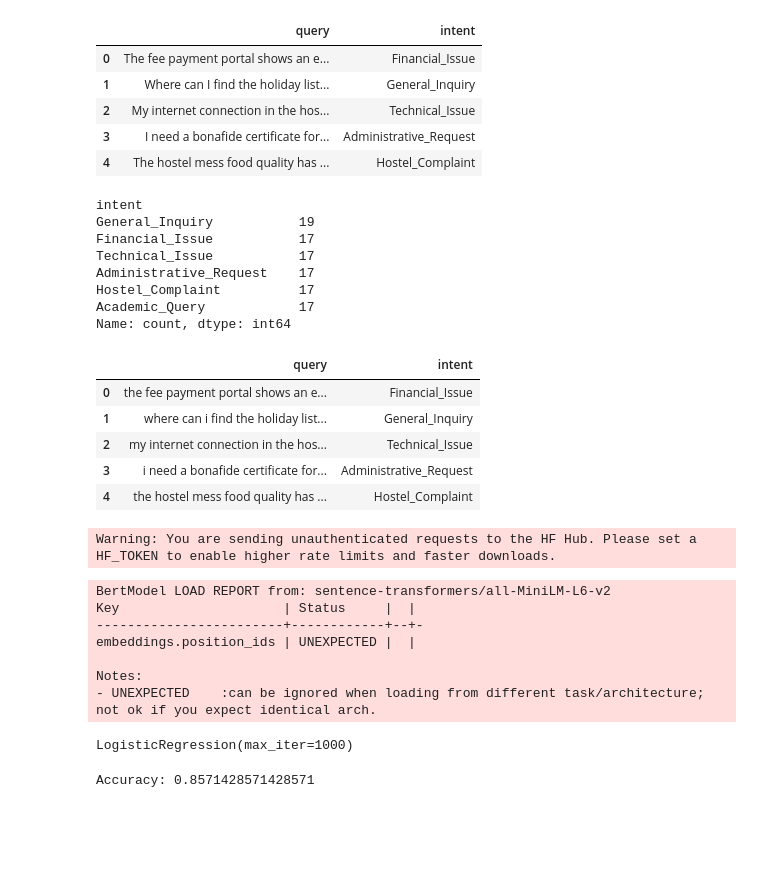
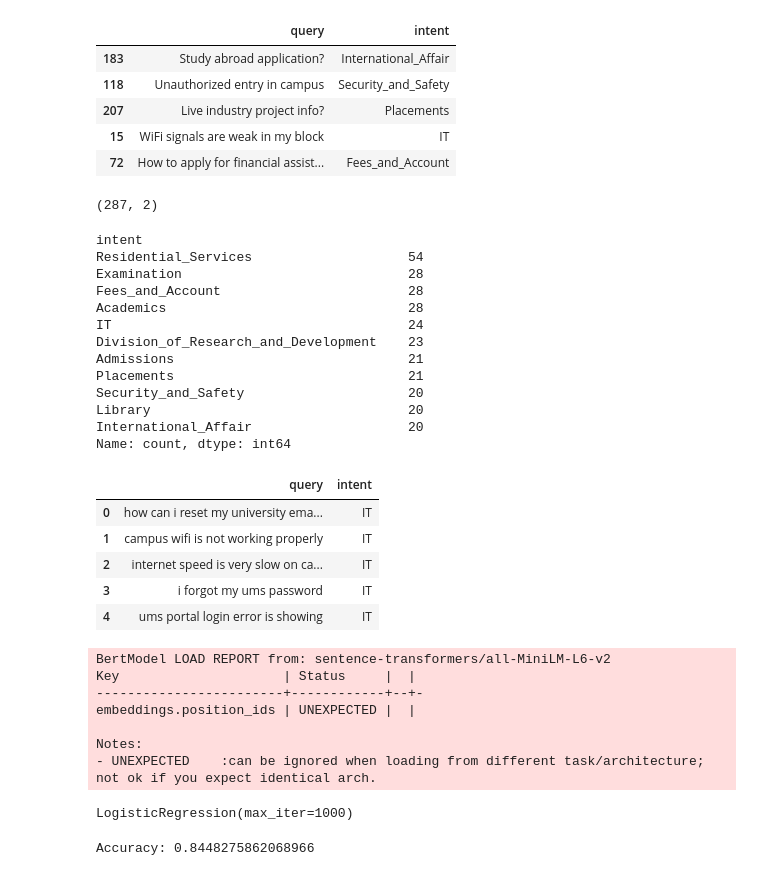
Before and after one commit to kumarrishuraj/A-Self-Adaptive-Intent-Aware-Natural-Language-Query-Routing-System-with-Automated-Team-Allocation, a Jupyter notebook: notebooks/train_model.ipynb, the cells around one changed output. Drawn from its saved outputs; the diff is of its cells as text; code cells hidden in the pictures; blank space fills up the shorter version.

Commit message:
Updated dataset and retrained model

```diff
--- a/notebooks/train_model.ipynb
+++ b/notebooks/train_model.ipynb
@@ -2,26 +2,35 @@
 import numpy as np
 import pandas as pd
 # %%
-data = pd.read_csv("../data/raw_queries.csv")
+data = pd.read_csv("../data/query.csv")
 # %%
-data.head()
+data.sample(5)
 # %% [output]
 |  | query | intent |
-| 0 | The fee payment portal shows an e... | Financial_Issue |
-| 1 | Where can I find the holiday list... | General_Inquiry |
-| 2 | My internet connection in the hos... | Technical_Issue |
-| 3 | I need a bonafide certificate for... | Administrative_Request |
-| 4 | The hostel mess food quality has ... | Hostel_Complaint |
+| 183 | Study abroad application? | International_Affair |
+| 118 | Unauthorized entry in campus | Security_and_Safety |
+| 207 | Live industry project info? | Placements |
+| 15 | WiFi signals are weak in my block | IT |
+| 72 | How to apply for financial assist... | Fees_and_Account |
+# %%
+data.shape
+# %% [output]
+(287, 2)
 # %%
 print(data['intent'].value_counts())
 # %% [output]
 intent
-General_Inquiry           19
-Financial_Issue           17
-Technical_Issue           17
-Administrative_Request    17
-Hostel_Complaint          17
-Academic_Query            17
+Residential_Services                    54
+Examination                             28
+Fees_and_Account                        28
+Academics                               28
+IT                                      24
+Division_of_Research_and_Development    23
+Admissions                              21
+Placements                              21
+Security_and_Safety                     20
+Library                                 20
+International_Affair                    20
 Name: count, dtype: int64
 # %%
 import re
@@ -34,11 +43,11 @@ data['query'] = data['query'].apply(preprocess_text)
 data.head()
 # %% [output]
 |  | query | intent |
-| 0 | the fee payment portal shows an e... | Financial_Issue |
-| 1 | where can i find the holiday list... | General_Inquiry |
-| 2 | my internet connection in the hos... | Technical_Issue |
-| 3 | i need a bonafide certificate for... | Administrative_Request |
-| 4 | the hostel mess food quality has ... | Hostel_Complaint |
+| 0 | how can i reset my university ema... | IT |
+| 1 | campus wifi is not working properly | IT |
+| 2 | internet speed is very slow on ca... | IT |
+| 3 | i forgot my ums password | IT |
+| 4 | ums portal login error is showing | IT |
 # %%
 from sentence_transformers import SentenceTransformer
 
@@ -47,14 +56,13 @@ sbert = SentenceTransformer('all-MiniLM-L6-v2')
 X = sbert.encode(data['query'].tolist())
 y = data['intent']
 # %% [output]
-Warning: You are sending unauthenticated requests to the HF Hub. Please set a HF_TOKEN to enable higher rate limits and faster downloads.
+BertModel LOAD REPORT from: sentence-transformers/all-MiniLM-L6-v2
+Key                     | Status     |  |
+------------------------+------------+--+-
+embeddings.position_ids | UNEXPECTED |  |
+
+Notes:
+- UNEXPECTED    :can be ignored when loading from different task/architecture; not ok if you expect identical arch.
-BertModel LOAD REPORT from: sentence-transformers/all-MiniLM-L6-v2
-Key                     | Status     |  |
-------------------------+------------+--+-
-embeddings.position_ids | UNEXPECTED |  |
-
-Notes:
-- UNEXPECTED    :can be ignored when loading from different task/architecture; not ok if you expect identical arch.
 # %%
 from sklearn.model_selection import train_test_split
 
@@ -72,4 +80,4 @@ from sklearn.metrics import accuracy_score
 predictions = model.predict(X_test)
 print("Accuracy:", accuracy_score(y_test, predictions))
 # %% [output]
-Accuracy: 0.8571428571428571
+Accuracy: 0.8448275862068966
```
Also changed, not shown: 3 other files.
